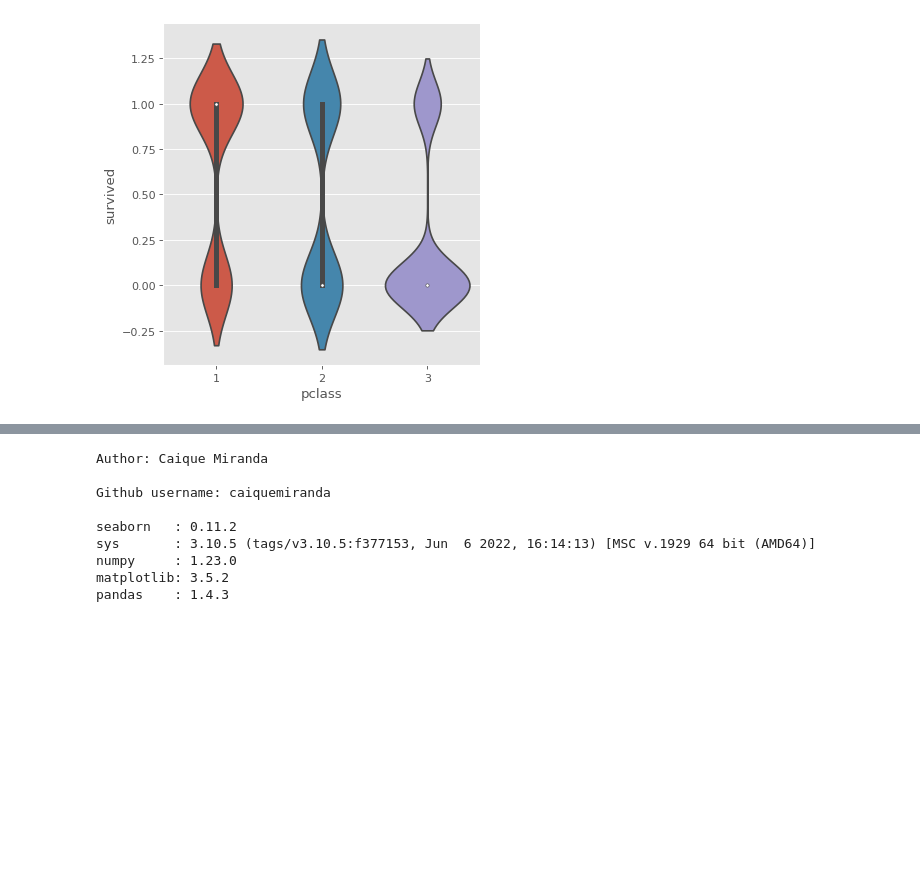
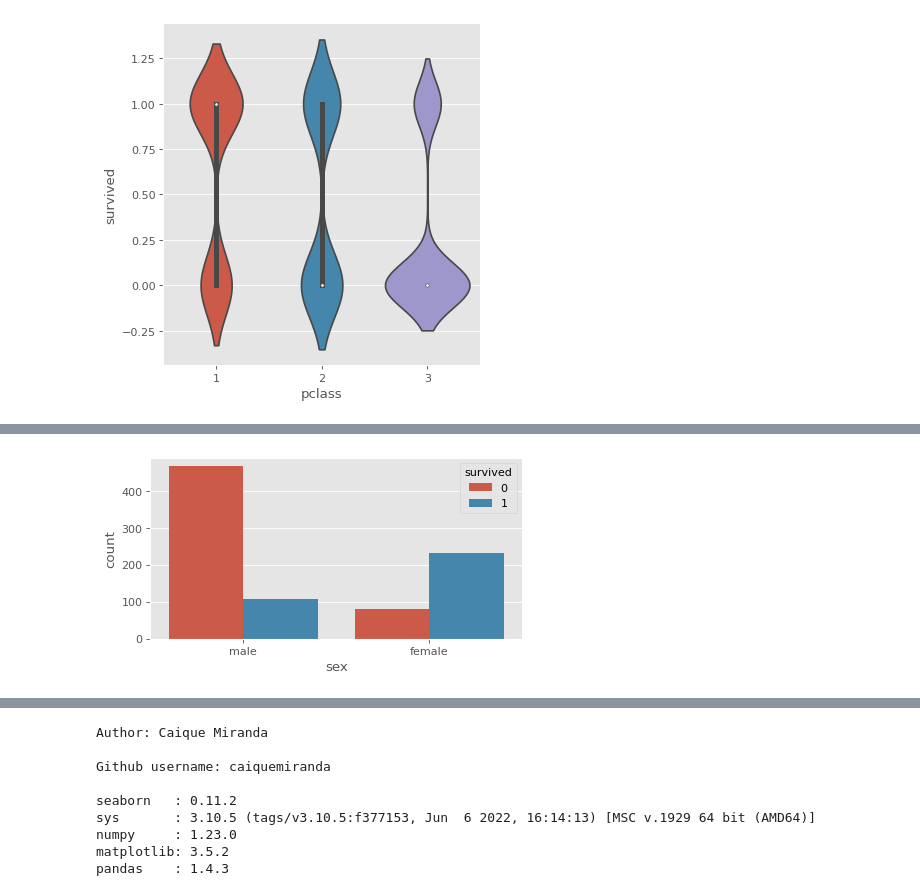
Before and after one commit to caiquemiranda/data-visualization-python, a Jupyter notebook: 10-analysis-visualization-titanic-dataset.ipynb, the cells around one changed output, grey strips where cells are left out. Saved outputs shown, nothing was run; the diff lists cells and outputs as text; code cells hidden in the pictures; blank space fills up the shorter version.

```diff
--- a/10-analysis-visualization-titanic-dataset.ipynb
+++ b/10-analysis-visualization-titanic-dataset.ipynb
@@ -254,0 +277,6 @@ sns.catplot(x = 'pclass',
+# %%
+sns.countplot('sex',
+              hue ='survived',
+              data = titanic);
+# %% [output]
+[figure, added]
```
Also changed, not shown: parts of 7 cells of this notebook.
